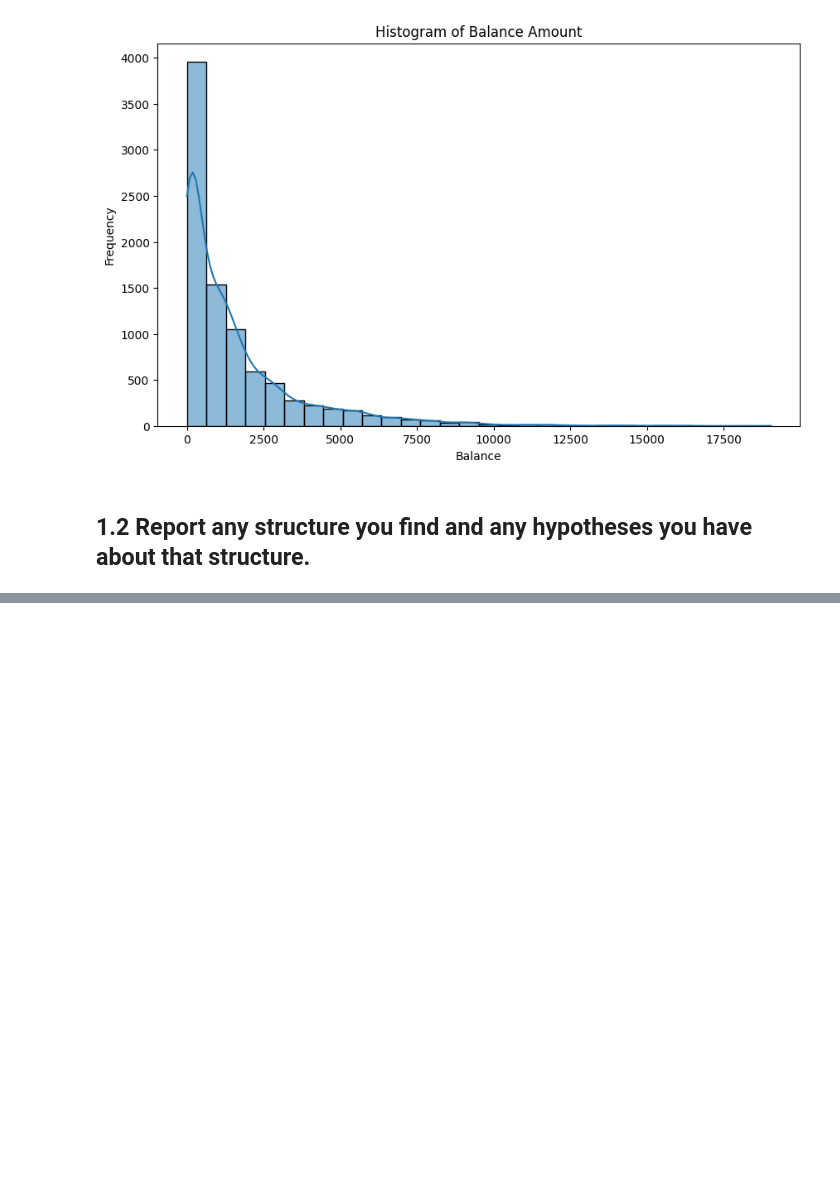
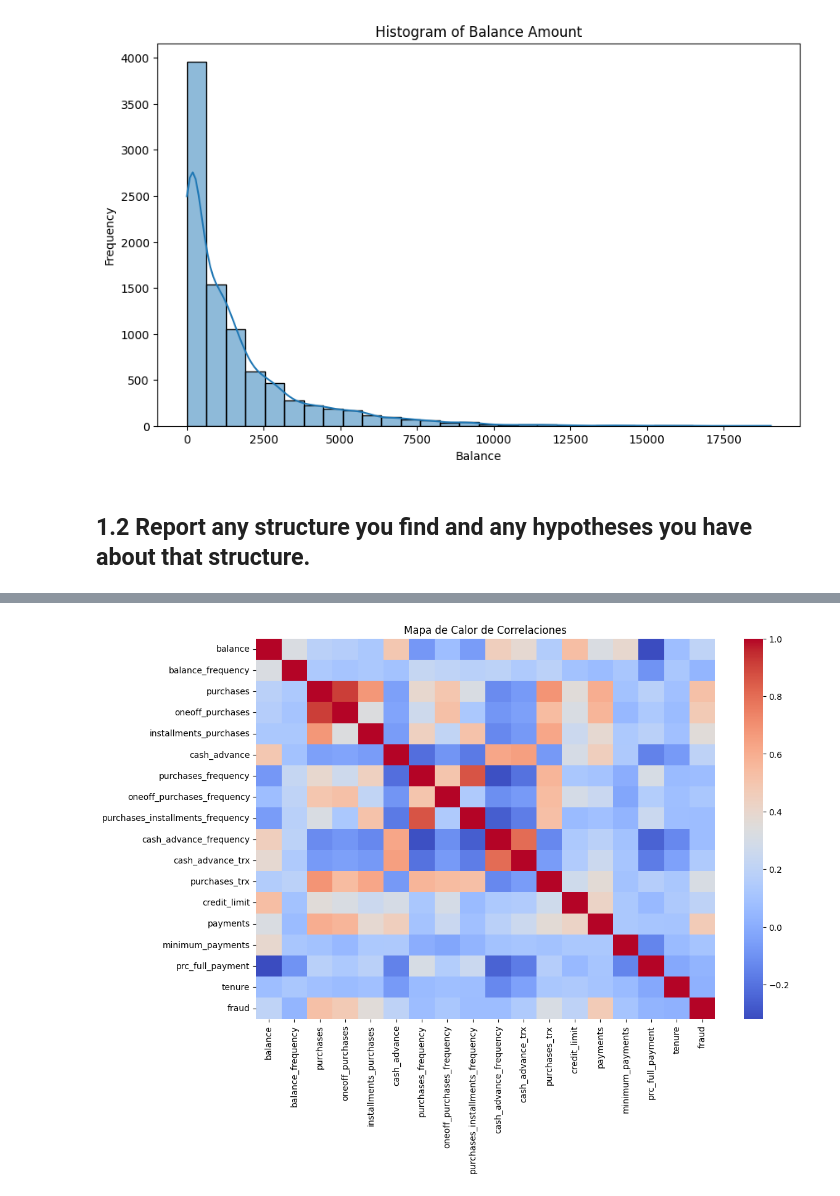
Before and after one commit to earo12/FRAUD_PROJECT, a Jupyter notebook: FRAUD_PROJECT_CLUSTERING.ipynb, the cells around one changed output, grey strips where cells are left out. Cells and saved outputs as stored; diff of their text form; code cells hidden in the pictures; blank space fills up the shorter version.

Commit message:
Added heatmap

```diff
--- a/FRAUD_PROJECT_CLUSTERING.ipynb
+++ b/FRAUD_PROJECT_CLUSTERING.ipynb
@@ -90,0 +94,17 @@ ValueError: could not convert string to float: '2019-10-06'
+# %%
+# In order to check any structure, we can follow many ways, we can visualize each variable
+# See if there's a correlation between each field
+# I will plot a heat map in order to see wether there is a correlation between the variables
+# In order to achieve that, I have to discard momentaneously the dates fields, I'm not going to drop them, so I'll define another variable
+
+df_plot = df[['balance', 'balance_frequency','purchases', 'oneoff_purchases', 'installments_purchases','cash_advance', 'purchases_frequency',
+              'oneoff_purchases_frequency','purchases_installments_frequency', 'cash_advance_frequency','cash_advance_trx', 'purchases_trx',
+               'credit_limit', 'payments','minimum_payments', 'prc_full_payment', 'tenure', 'fraud']]
+# %%
+correlation_matrix = df_plot.corr()
+plt.figure(figsize=(12, 8))
+sns.heatmap(correlation_matrix, annot=False, cmap='coolwarm', fmt=".2f")
+plt.title('Mapa de Calor de Correlaciones')
+plt.show()
+# %% [output]
+[figure, added]
```
Also changed, not shown: parts of 3 cells of this notebook.
